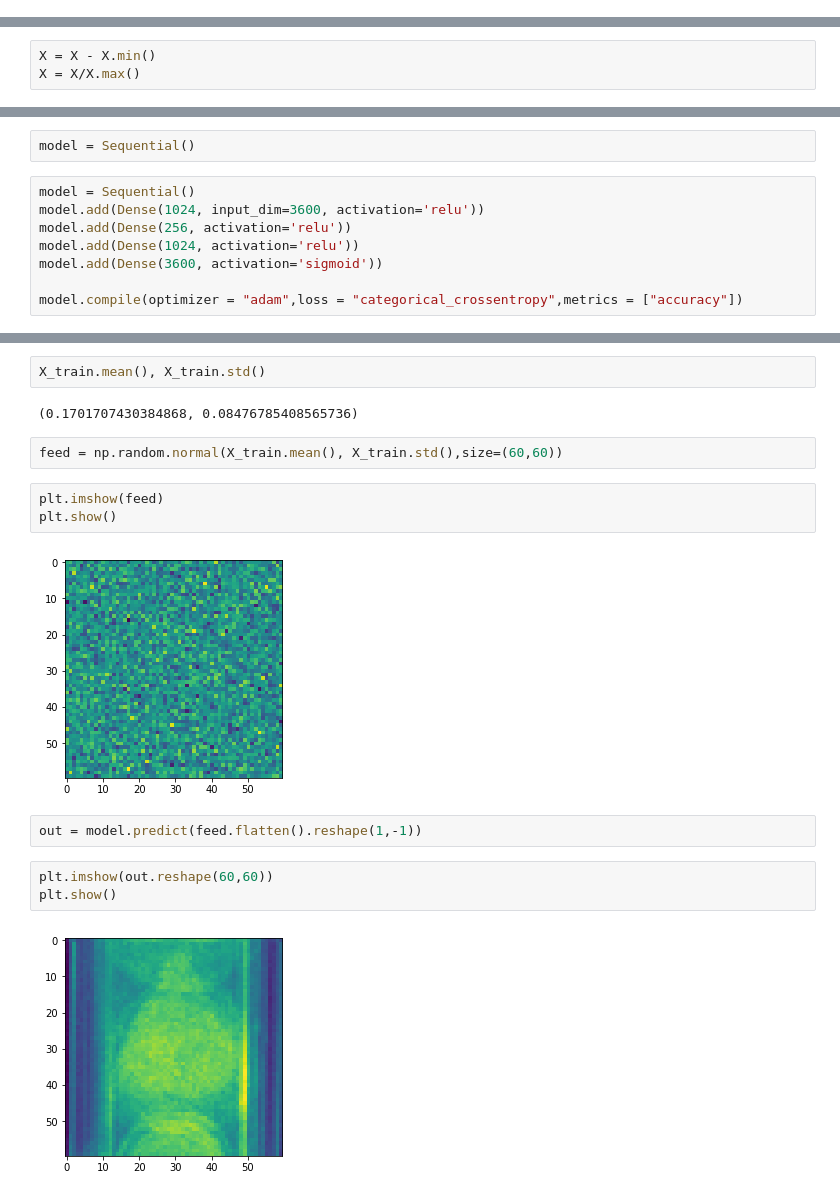
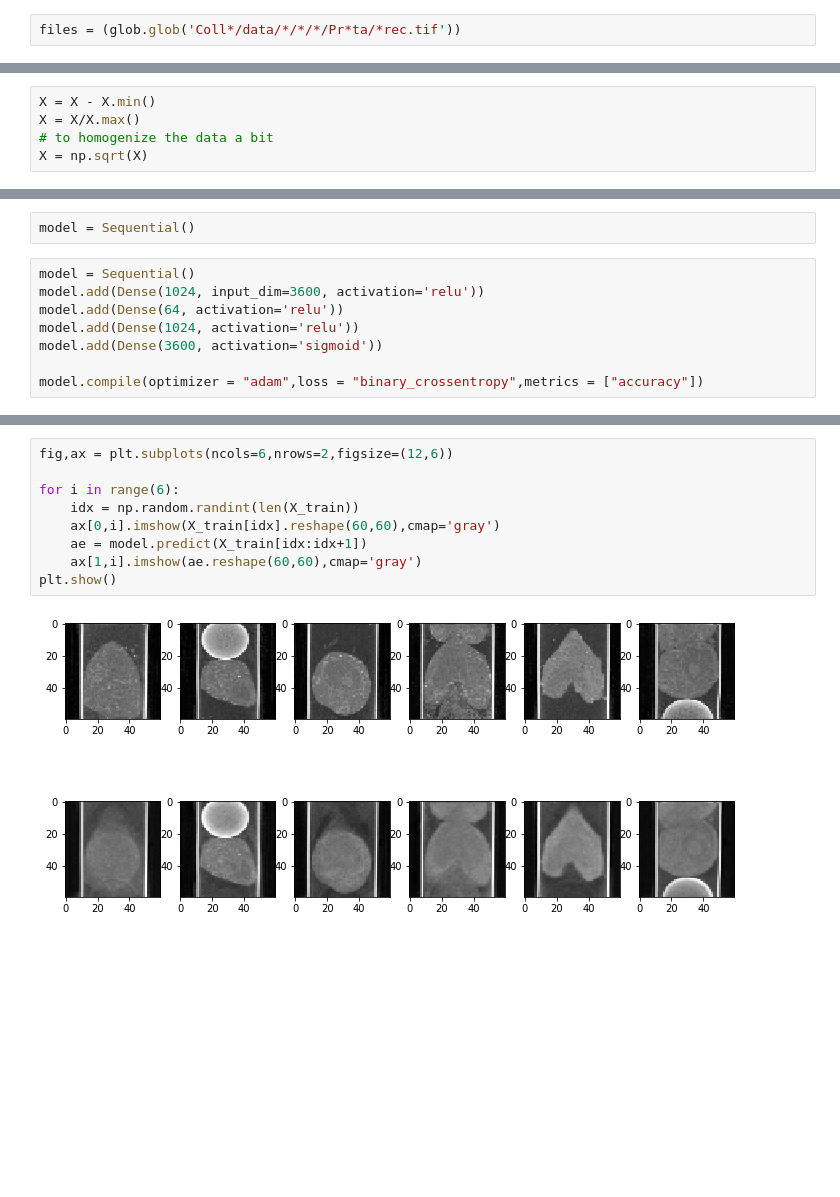
Before and after one commit to ralhadeff/computational-biology, a Jupyter notebook: tomographies/simple_AE-ul.ipynb, the cells around one changed output, grey strips where cells are left out. Saved outputs shown, nothing was run; the diff lists cells and outputs as text; blank space fills up the shorter version.

```diff
--- a/tomographies/simple_AE-ul.ipynb
+++ b/tomographies/simple_AE-ul.ipynb
@@ -9,3 +7,5 @@ files = (glob.glob('***')) # concealed for privacy reasons
+# %%
+files = (glob.glob('Coll*/data/*/*/*/Pr*ta/*rec.tif'))
 # %%
 Xs = []
 for file in files:
@@ -60,6 +55,8 @@ X[0].ravel().shape
 # %%
 X = X - X.min()
 X = X/X.max()
+# to homogenize the data a bit
+X = np.sqrt(X)
 # %%
 X_train = np.zeros((len(X),3600))
 
@@ -77,11 +74,11 @@ model = Sequential()
 # %%
 model = Sequential()
 model.add(Dense(1024, input_dim=3600, activation='relu'))
-model.add(Dense(256, activation='relu'))
+model.add(Dense(64, activation='relu'))
 model.add(Dense(1024, activation='relu'))
 model.add(Dense(3600, activation='sigmoid'))
 
-model.compile(optimizer = "adam",loss = "categorical_crossentropy",metrics = ["accuracy"])
+model.compile(optimizer = "adam",loss = "binary_crossentropy",metrics = ["accuracy"])
 # %%
 model.fit(X_train,X_train,batch_size=10,epochs=10)
 # %% [output]
@@ -108,19 +105,12 @@ Epoch 10/10
 <keras.callbacks.History at 0x...>
-# %%
-X_train.mean(), X_train.std()
-# %% [output]
-(0.1701707430384868, 0.08476785408565736)
-# %%
-feed = np.random.normal(X_train.mean(), X_train.std(),size=(60,60))
-# %%
-plt.imshow(feed)
-plt.show()
-# %% [output]
-[figure, removed]
-# %%
-out = model.predict(feed.flatten().reshape(1,-1))
-# %%
-plt.imshow(out.reshape(60,60))
-plt.show()
-# %% [output]
-[figure, removed]
+# %%
+fig,ax = plt.subplots(ncols=6,nrows=2,figsize=(12,6))
+
+for i in range(6):
+    idx = np.random.randint(len(X_train))
+    ax[0,i].imshow(X_train[idx].reshape(60,60),cmap='gray')
+    ae = model.predict(X_train[idx:idx+1])
+    ax[1,i].imshow(ae.reshape(60,60),cmap='gray')
+plt.show()
+# %% [output]
+[figure, added]
```
Also changed, not shown: parts of 6 cells of this notebook.
